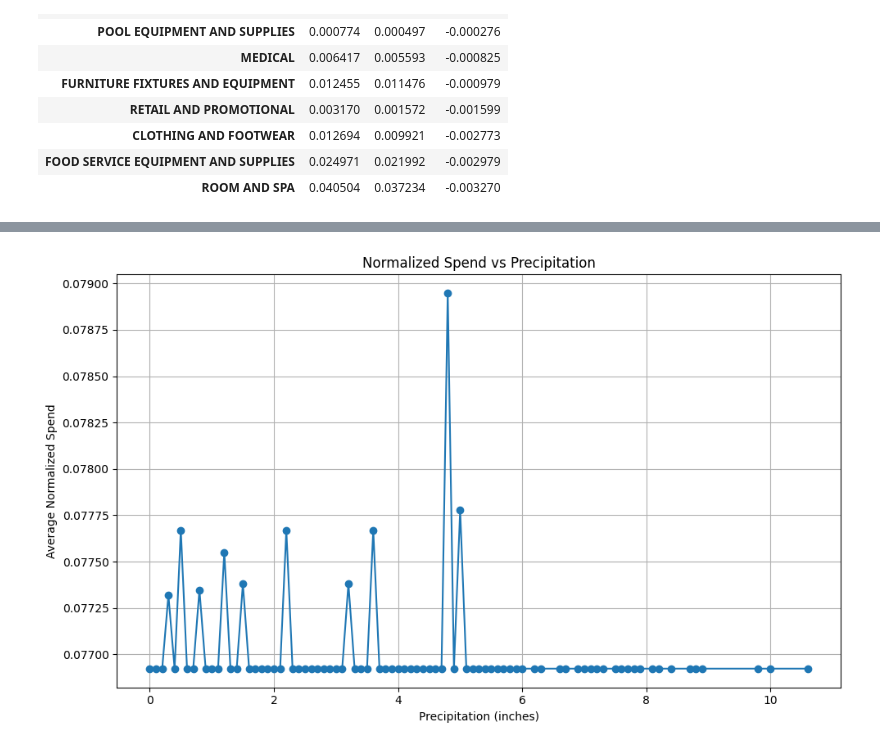
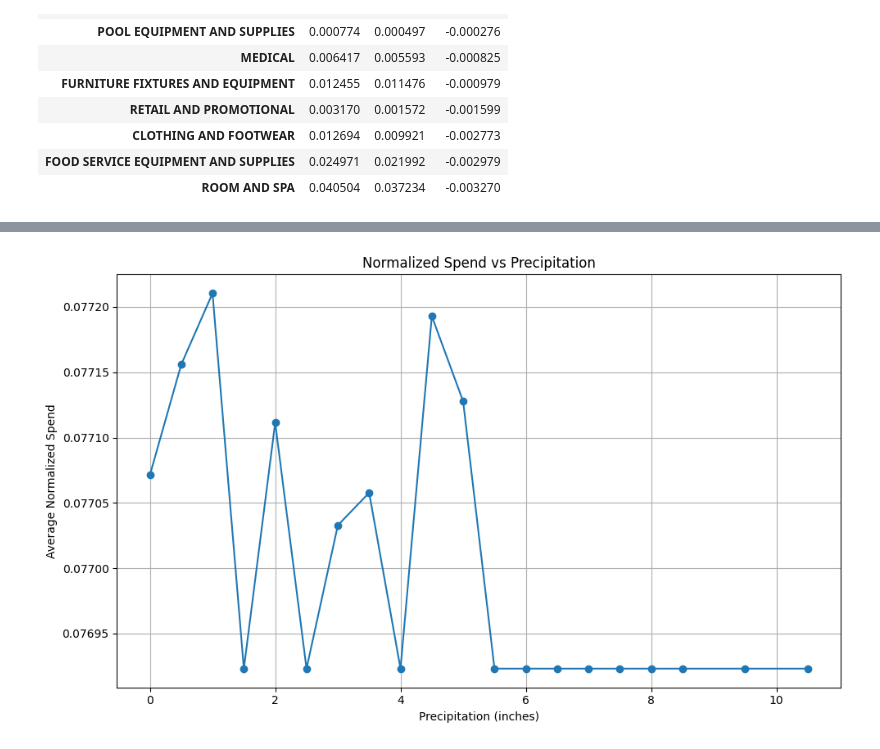
Before and after one commit to jawaadjariwala/Aramark, a Jupyter notebook: 05_weather_correlation_analysis.ipynb, the cells around one changed output, grey strips where cells are left out. Drawn from its saved outputs; the diff is of its cells as text; code cells hidden in the pictures.

```diff
--- a/05_weather_correlation_analysis.ipynb
+++ b/05_weather_correlation_analysis.ipynb
@@ -136,0 +141,4 @@ snow_test_norm.sort_values("difference", ascending=False).head(10)
+# %%
+# Bin average temperature into 10°F buckets so we can compute a smooth spend curve across the temperature range.
+weather_spend["temp_bucket"] = (weather_spend["avg_temp_f"] // 10 * 10).astype(int)
+weather_spend["temp_bucket"].value_counts().sort_index()
@@ -168,30 +315,30 @@ plt.show()
 # %%
 # Create precipitation buckets (rounded for smoothing)
-weather_spend["precip_bucket"] = weather_spend["total_precip_inches"].round(1)
+weather_spend["precip_bucket"] = (weather_spend["total_precip_inches"] // 0.5) * 0.5
 
 # Aggregate normalized spend by precipitation level
 precip_trend = (
     weather_spend
     .groupby("precip_bucket")["normalized_spend"]
     .mean()
     .reset_index()
     .sort_values("precip_bucket")
 )
 
 # Plot line graph
 plt.figure(figsize=(10,6))
 plt.plot(
     precip_trend["precip_bucket"],
     precip_trend["normalized_spend"],
     marker='o'
 )
 
 plt.title("Normalized Spend vs Precipitation")
 plt.xlabel("Precipitation (inches)")
 plt.ylabel("Average Normalized Spend")
 plt.grid(True)
 
 plt.tight_layout()
 plt.show()
 # %% [output]
-[figure, old version]
+[figure, new version]
```
Also changed, not shown: parts of 25 cells of this notebook.
